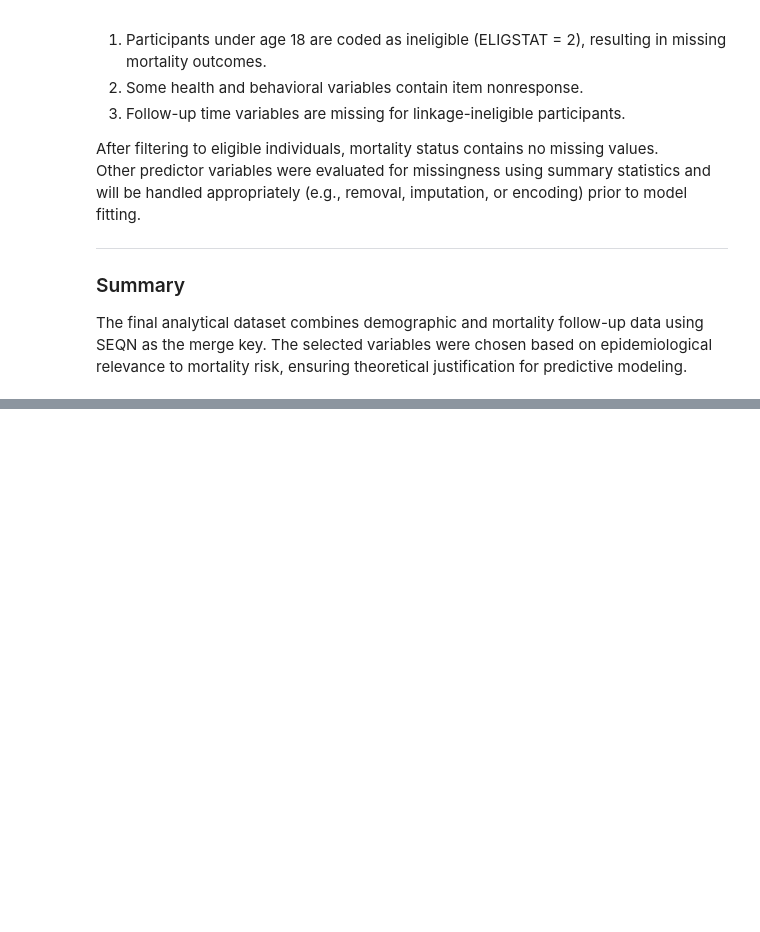
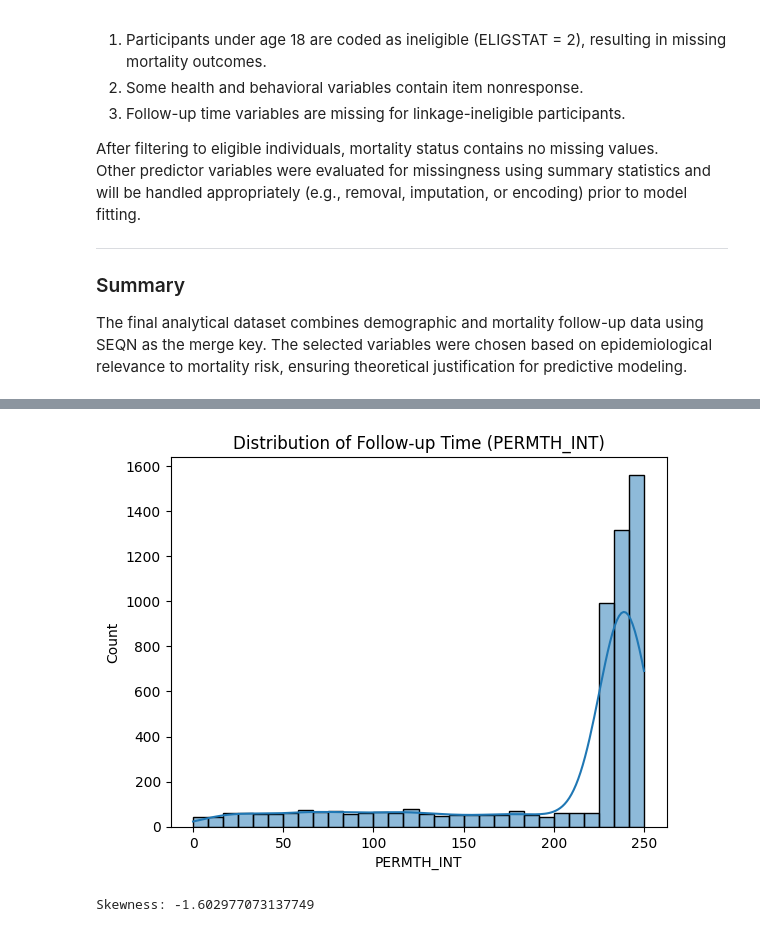
Before and after one commit to richarddo3/ds3001_project1, a Jupyter notebook: project_1_bsds.ipynb, the cells around one changed output, grey strips where cells are left out. Cells and saved outputs as stored; diff of their text form; code cells hidden in the pictures; blank space fills up the shorter version.

```diff
--- a/project_1_bsds.ipynb
+++ b/project_1_bsds.ipynb
@@ -234,0 +266,9 @@ The final analytical dataset combines demographic and mortality follow-up data u
+# %%
+sns.histplot(df["PERMTH_INT"], bins=30, kde=True)
+plt.title("Distribution of Follow-up Time (PERMTH_INT)")
+plt.show()
+
+print("Skewness:", df["PERMTH_INT"].skew())
+# %% [output]
+[figure, added]
+Skewness: -1.602977073137749
```
Also changed, not shown: parts of 18 cells of this notebook.
